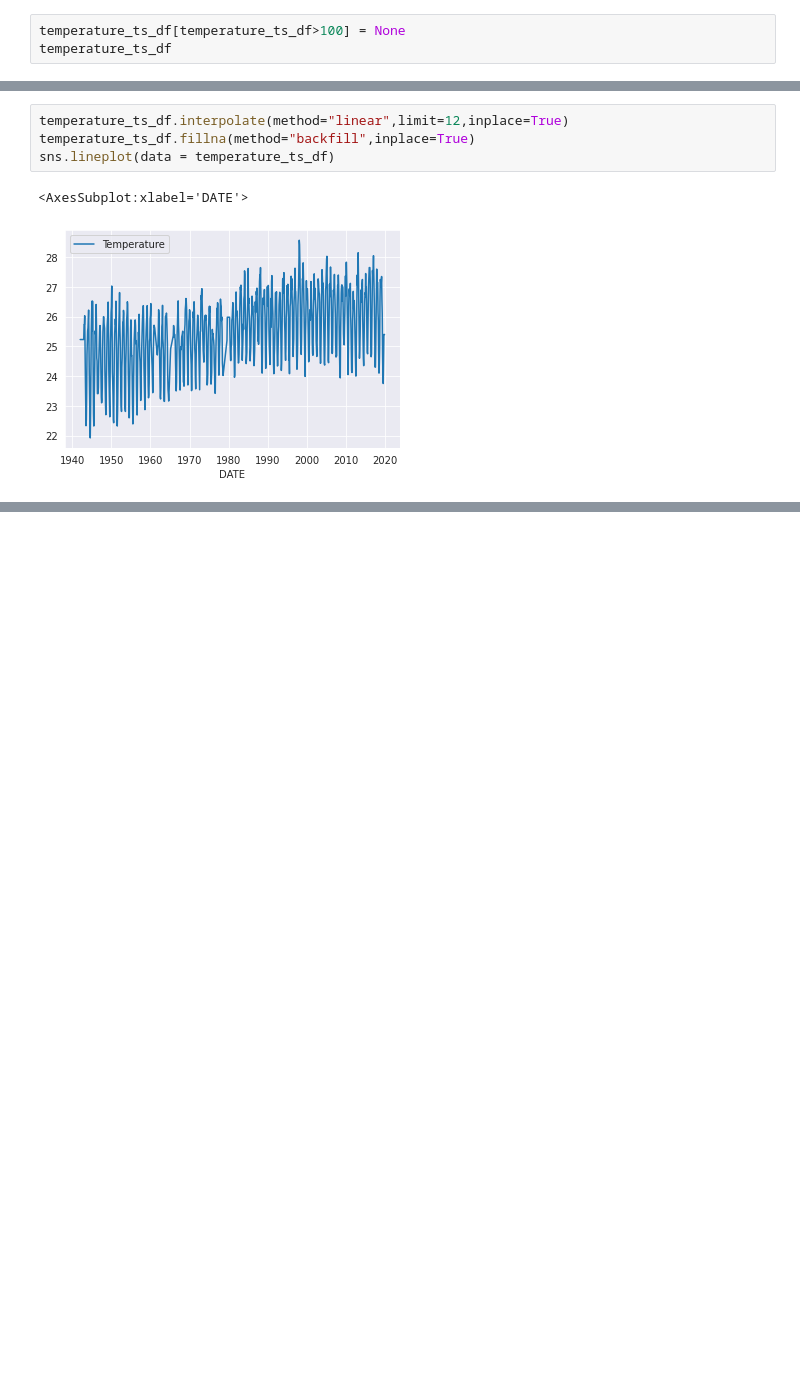
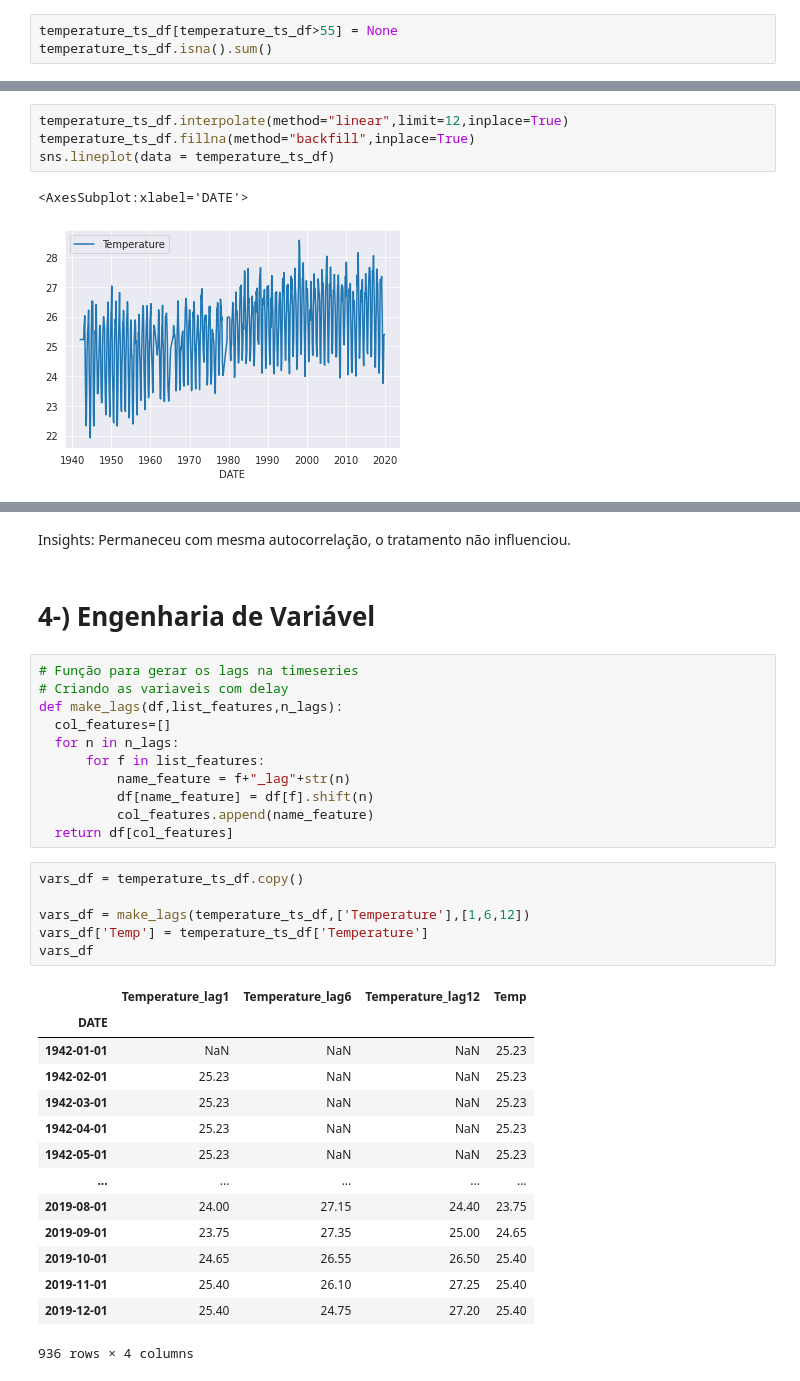
Before and after one commit to Fillipe16/kaggle, a Jupyter notebook: Timeseries/brazilians-cities-temperatures.ipynb, the cells around one changed output, grey strips where cells are left out. Saved outputs shown, nothing was run; the diff lists cells and outputs as text; blank space fills up the shorter version.

Commit message:
Kaggle Notebook | TimeSeries Brazilians Cities Temperatures | Version 2

```diff
--- a/Timeseries/brazilians-cities-temperatures.ipynb
+++ b/Timeseries/brazilians-cities-temperatures.ipynb
@@ -110,6 +117,6 @@ temperature_ts_df
 # %% [markdown]
 Insight: Muitos valores absurdos, provável falta de dados ou erro no equipamento de medição.
 # %%
-temperature_ts_df[temperature_ts_df>100] = None
-temperature_ts_df
+temperature_ts_df[temperature_ts_df>55] = None
+temperature_ts_df.isna().sum()
 # %% [output]
@@ -199,0 +218,36 @@ sns.lineplot(data = temperature_ts_df)
+# %% [markdown]
+Insights: Permaneceu com mesma autocorrelação, o tratamento não influenciou.
+# %% [markdown]
+# 4-) Engenharia de Variável
+# %%
+# Função para gerar os lags na timeseries
+# Criando as variaveis com delay
+def make_lags(df,list_features,n_lags):
+  col_features=[]
+  for n in n_lags:
+      for f in list_features:
+          name_feature = f+"_lag"+str(n)
+          df[name_feature] = df[f].shift(n)
+          col_features.append(name_feature)
+  return df[col_features]
+# %%
+vars_df = temperature_ts_df.copy()
+
+vars_df = make_lags(temperature_ts_df,['Temperature'],[1,6,12])
+vars_df['Temp'] = temperature_ts_df['Temperature']
+vars_df
+# %% [output]
+|  | Temperature_lag1 | Temperature_lag6 | Temperature_lag12 | Temp |
+| DATE |  |  |  |  |
+| 1942-01-01 | NaN | NaN | NaN | 25.23 |
+| 1942-02-01 | 25.23 | NaN | NaN | 25.23 |
+| 1942-03-01 | 25.23 | NaN | NaN | 25.23 |
+| 1942-04-01 | 25.23 | NaN | NaN | 25.23 |
+| 1942-05-01 | 25.23 | NaN | NaN | 25.23 |
+| ... | ... | ... | ... | ... |
+| 2019-08-01 | 24.00 | 27.15 | 24.40 | 23.75 |
+| 2019-09-01 | 23.75 | 27.35 | 25.00 | 24.65 |
+| 2019-10-01 | 24.65 | 26.55 | 26.50 | 25.40 |
+| 2019-11-01 | 25.40 | 26.10 | 27.25 | 25.40 |
+| 2019-12-01 | 25.40 | 24.75 | 27.20 | 25.40 |
+936 rows × 4 columns
```
Also changed, not shown: parts of 15 cells of this notebook.
